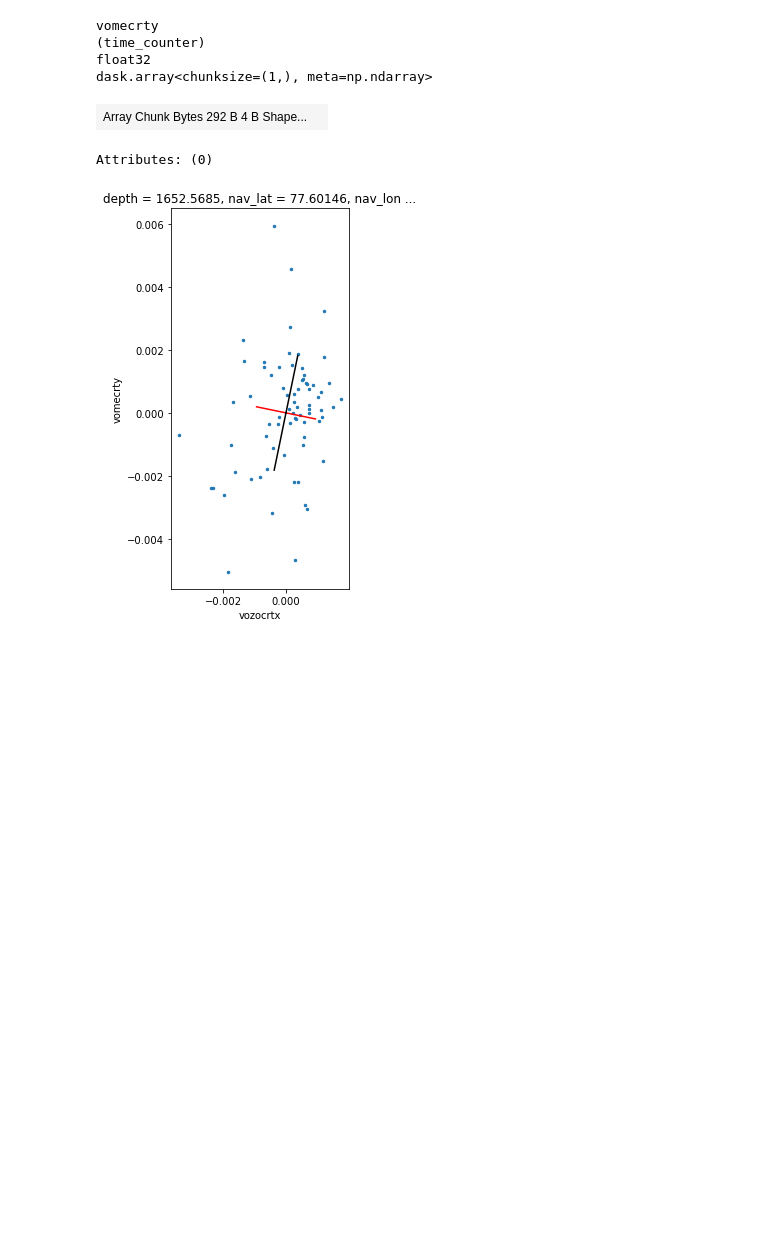
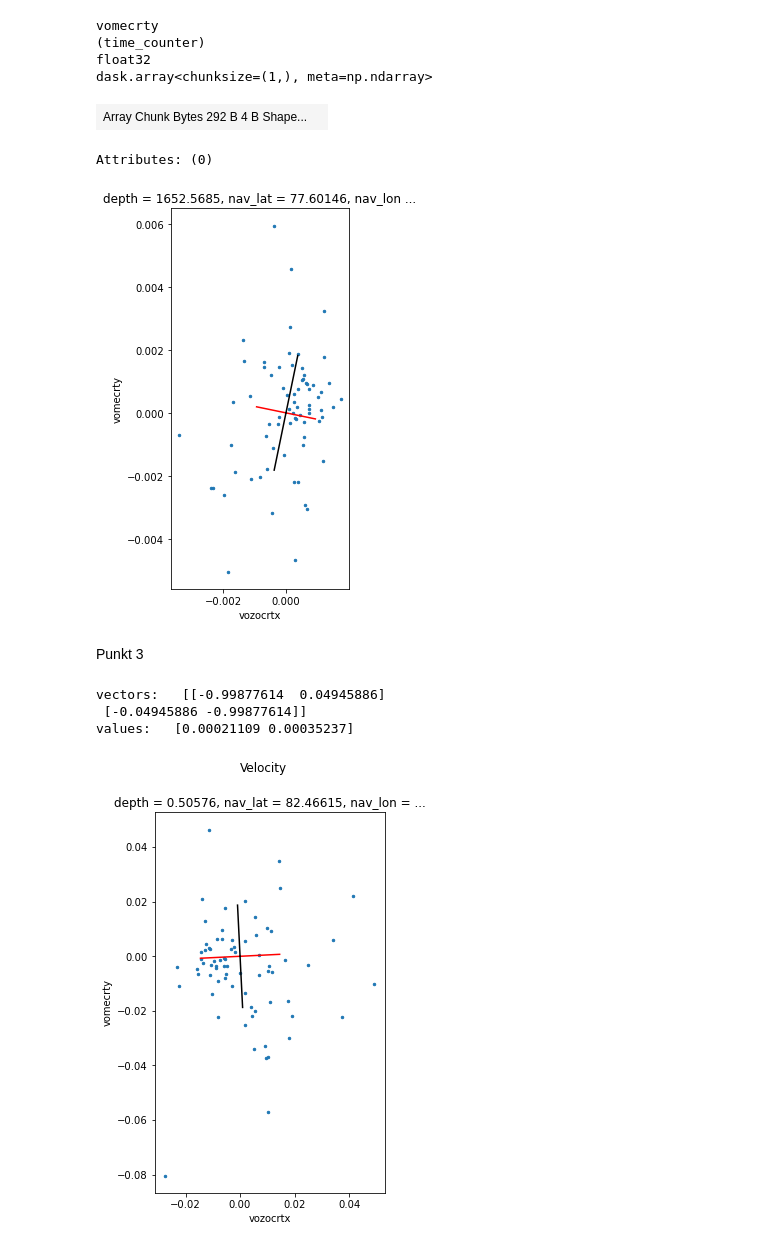
Before and after one commit to kaje2301/Master_2022, a Jupyter notebook: test_PC_mal.ipynb, the cells around one changed output. Cells and saved outputs as stored; diff of their text form; code cells hidden in the pictures; blank space fills up the shorter version.

```diff
--- a/test_PC_mal.ipynb
+++ b/test_PC_mal.ipynb
@@ -713,3 +713,52 @@ un = u[:,n] - u[:,n].mean()
 vn = v[:,n] - v[:,n].mean()
 
 dn = xr.merge([un,vn],compat='override')
+# %% [markdown]
+Punkt 3
+# %%
+x = 820 + 200
+y = 320 + 800
+# %%
+vvar = dset.vomecrty
+uvar = dset.vozocrtx
+covar = dset.vel
+
+v = dv.vomecrty
+u = du.vozocrtx
+
+uvar = uvar[:,y,x]
+vvar = vvar[:,y,x]
+cov = covar[:,y,x]
+v = v[:,:,y,x]
+u = u[:,:,y,x]
+# %%
+u_3 = u - u.mean()
+v_3 = v - v.mean()
+
+u_3 = u_3.to_dataset()
+v_3 = v_3.to_dataset()
+rådata_3 = xr.merge([u_3,v_3], compat='override')
+# %%
+C = xr.DataArray([[uvar,cov],[cov,vvar]], dims=["i", "j", "depth"])
+# %%
+'Point B (see x,y) and level n'
+n = 0
+fm, value, vector = eigen_func(C,n)
+
+fig, axs = plt.subplots(figsize=(7,7))
+fig.suptitle('Velocity')
+
+rådata_3.isel(depth=n, time_counter=slice(0,73)).plot.scatter(x='vozocrtx', y='vomecrty', s=6, ax=axs)
+
+axs.plot([0,fm[0,0]*np.sqrt(value[0])],[0,fm[1,0]*np.sqrt(value[0])],'r') #PC1
+axs.plot([0,fm[0,0]*np.sqrt(value[0])*(-1)],[0,fm[1,0]*np.sqrt(value[0])*(-1)],'r')
+axs.plot([0,fm[0,1]*np.sqrt(value[1])],[0,fm[1,1]*np.sqrt(value[1])],'k') #PC2 før: [1,0]
+axs.plot([0,fm[0,1]*np.sqrt(value[1])*(-1)],[0,fm[1,1]*np.sqrt(value[1])*(-1)],'k')
+axs.set_aspect('equal')
+
+plt.show()
+# %% [output]
+vectors:   [[-0.99877614  0.04945886]
+ [-0.04945886 -0.99877614]]
+values:   [0.00021109 0.00035237]
+[figure, added]
```
Also changed, not shown: parts of 5 cells of this notebook, 1 other file.
